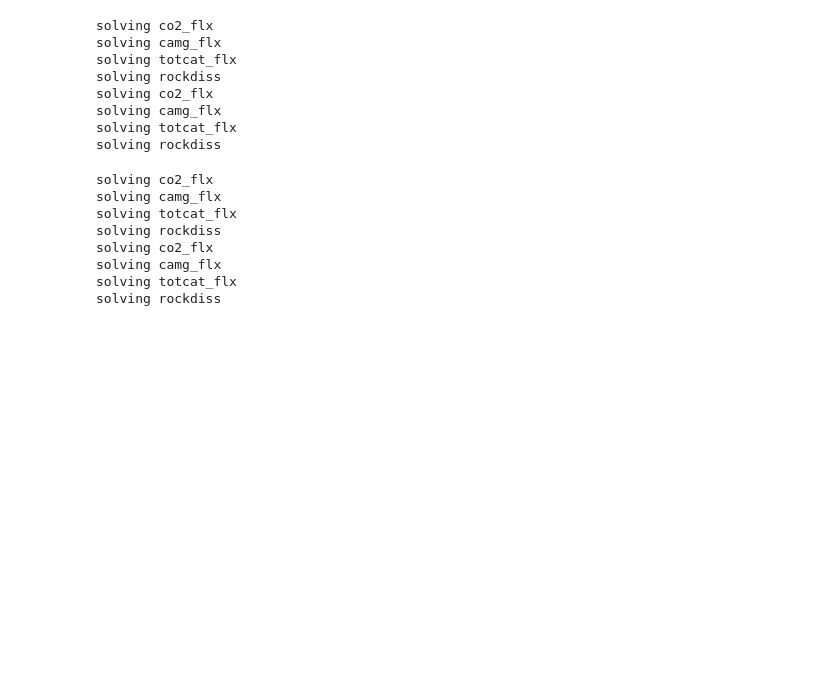
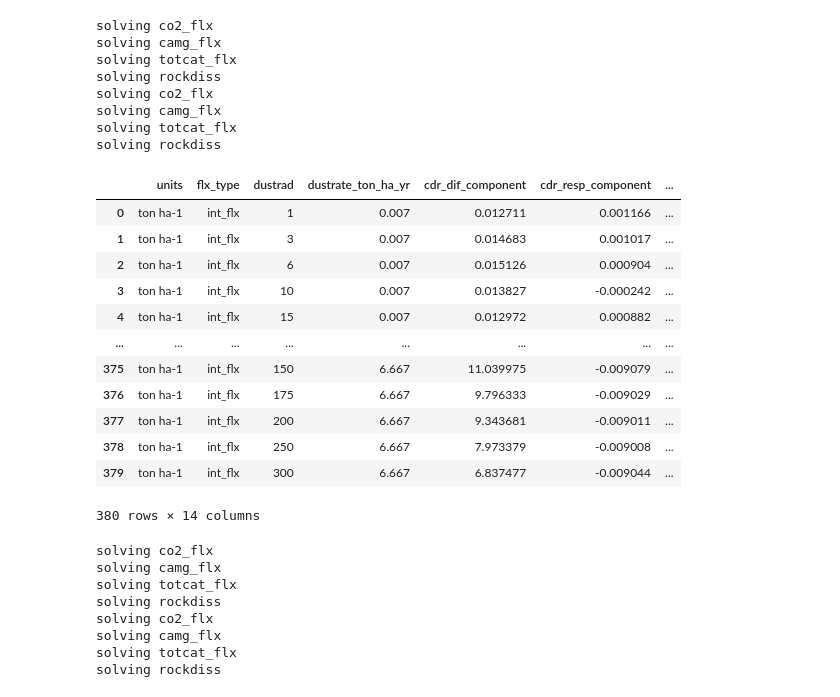
Before and after one commit to carbonplan/ew-workflows, a Jupyter notebook: scripts/scepter/process/cdr_feedstock_compare-apprate+psize.ipynb, the cells around one changed output. Drawn from its saved outputs; the diff is of its cells as text; code cells hidden in the pictures; blank space fills up the shorter version.

```diff
--- a/scripts/scepter/process/cdr_feedstock_compare-apprate+psize.ipynb
+++ b/scripts/scepter/process/cdr_feedstock_compare-apprate+psize.ipynb
@@ -240,6 +244,22 @@ solving co2_flx
 solving camg_flx
 solving totcat_flx
 solving rockdiss
+# %%
+cdr_dict_sum_cc['co2_flx']
+# %% [output]
+|  | units | flx_type | dustrad | dustrate_ton_ha_yr | cdr_dif_component | cdr_resp_component | ... |
+| 0 | ton ha-1 | int_flx | 1 | 0.007 | 0.012711 | 0.001166 | ... |
+| 1 | ton ha-1 | int_flx | 3 | 0.007 | 0.014683 | 0.001017 | ... |
+| 2 | ton ha-1 | int_flx | 6 | 0.007 | 0.015126 | 0.000904 | ... |
+| 3 | ton ha-1 | int_flx | 10 | 0.007 | 0.013827 | -0.000242 | ... |
+| 4 | ton ha-1 | int_flx | 15 | 0.007 | 0.012972 | 0.000882 | ... |
+| ... | ... | ... | ... | ... | ... | ... | ... |
+| 375 | ton ha-1 | int_flx | 150 | 6.667 | 11.039975 | -0.009079 | ... |
+| 376 | ton ha-1 | int_flx | 175 | 6.667 | 9.796333 | -0.009029 | ... |
+| 377 | ton ha-1 | int_flx | 200 | 6.667 | 9.343681 | -0.009011 | ... |
+| 378 | ton ha-1 | int_flx | 250 | 6.667 | 7.973379 | -0.009008 | ... |
+| 379 | ton ha-1 | int_flx | 300 | 6.667 | 6.837477 | -0.009044 | ... |
+380 rows × 14 columns
 # %%
 # --- get emissions
 dustrate_name = "dustrate_ton_ha_yr" # note, we multiply by duration in emissions_calc, so we only want annual rate here
```
Also changed, not shown: parts of 27 cells of this notebook, 16 other files.
